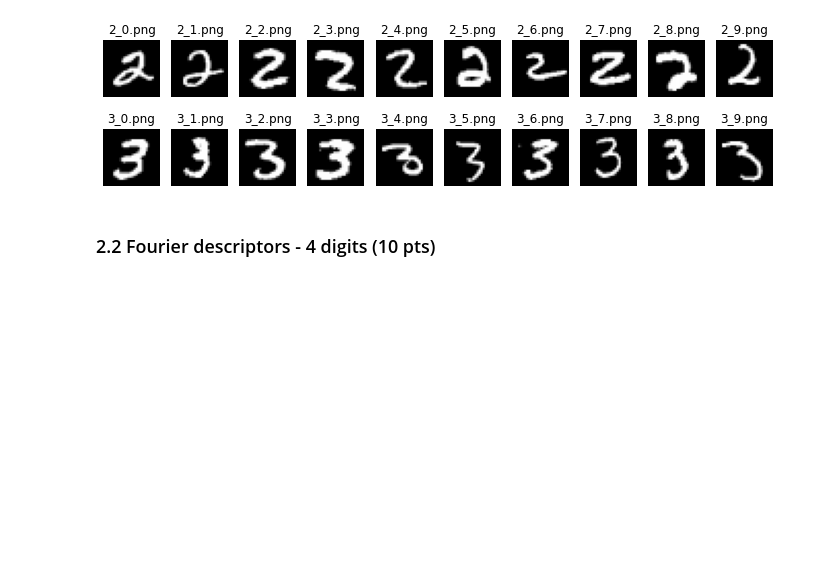
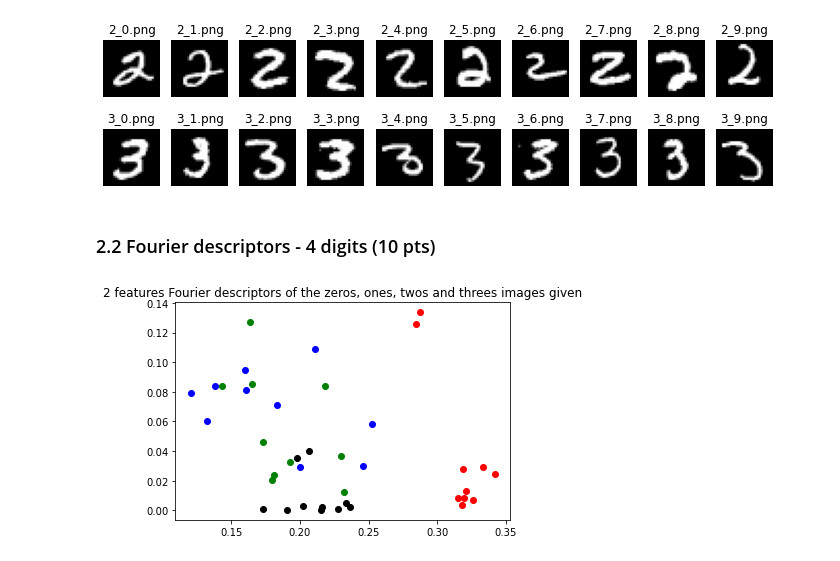
Before and after one commit to bouadiyanis/Image_processing_labs_EPFL, a Jupyter notebook: lab_02_object_description.ipynb, the cells around one changed output. Cells and saved outputs as stored; diff of their text form; code cells hidden in the pictures; blank space fills up the shorter version.

```diff
--- a/lab_02_object_description.ipynb
+++ b/lab_02_object_description.ipynb
@@ -219,3 +260,30 @@ for ax, im, nm in zip(axes[1], threes_im, threes_names):
 ### 2.2 Fourier descriptors - 4 digits (10 pts)
 # %%
 # Add your implementation and discussion
+# %%
+Coordinates_zeros=Get_Data(zeros_im)
+Coordinates_ones=Get_Data(ones_im)
+Coordinates_twos=Get_Data(twos_im)
+Coordinates_threes=Get_Data(threes_im)
+
+X_ones = [x[0] for x in Coordinates_ones]
+Y_ones = [x[1] for x in Coordinates_ones]
+
+X_zeros = [x[0] for x in Coordinates_zeros]
+Y_zeros = [x[1] for x in Coordinates_zeros]
+
+X_twos = [x[0] for x in Coordinates_twos]
+Y_twos = [x[1] for x in Coordinates_twos]
+
+X_threes = [x[0] for x in Coordinates_threes]
+Y_threes = [x[1] for x in Coordinates_threes]
+
+plt.scatter(X_ones,Y_ones, color='black')
+plt.scatter(X_zeros,Y_zeros, color='red')
+plt.scatter(X_twos,Y_twos, color='green')
+plt.scatter(X_threes,Y_threes, color='blue')
+
+plt.title('2 features Fourier descriptors of the zeros, ones, twos and threes images given')
+plt.show()
+# %% [output]
+[figure, added]
```
Also changed, not shown: parts of 4 cells of this notebook.
